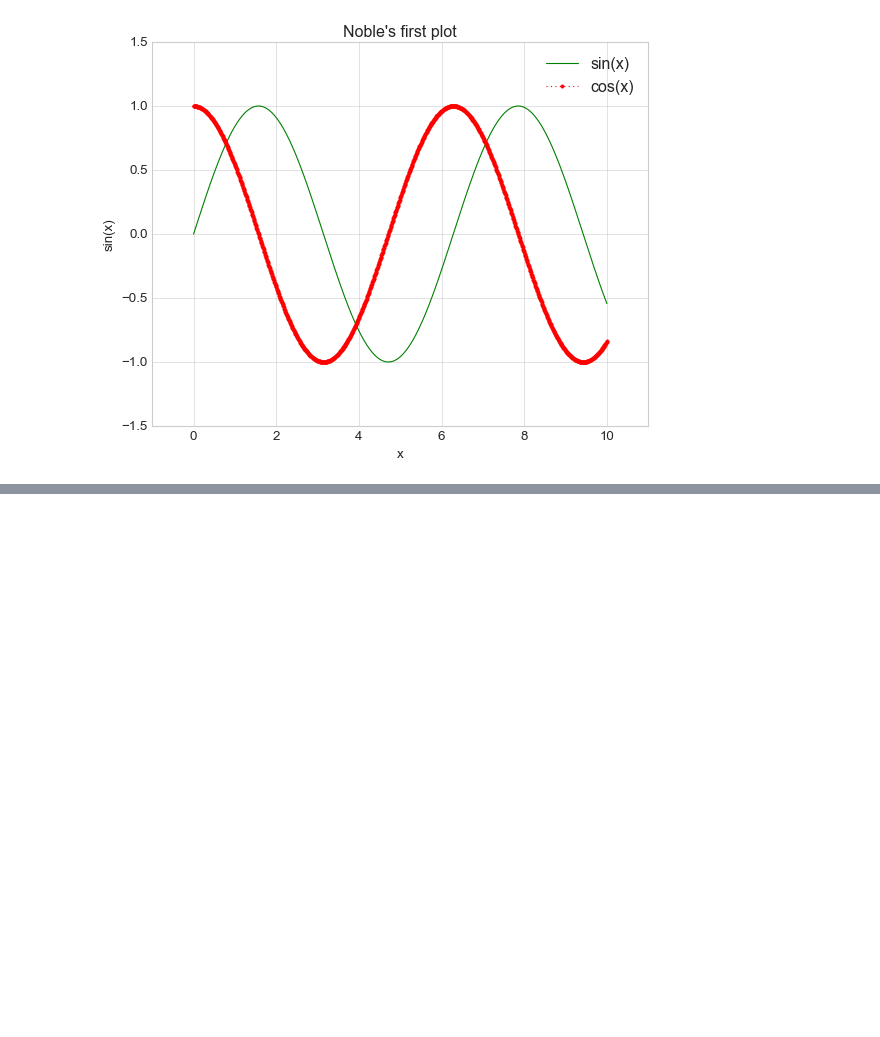
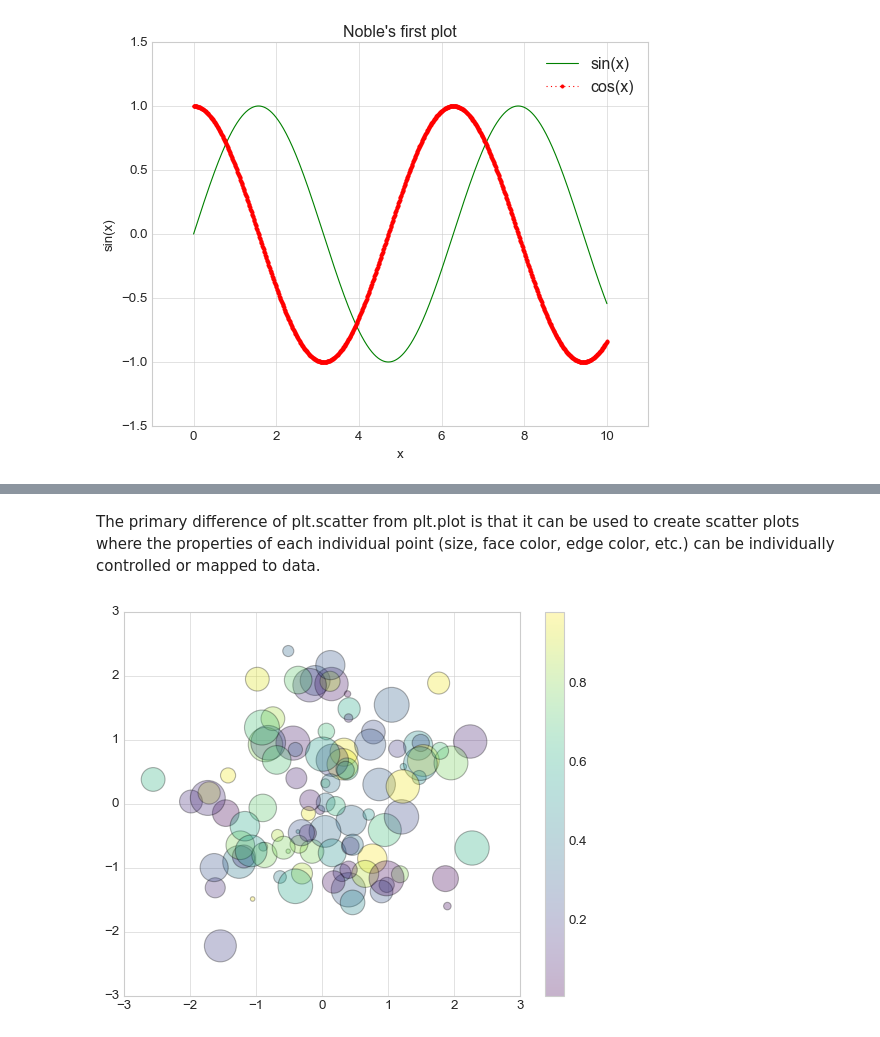
Before and after one commit to Mnoble-19/DataScienceHandBook, a Jupyter notebook: Chapter 4/Visualisations with matplotlib.ipynb, the cells around one changed output, grey strips where cells are left out. Saved outputs shown, nothing was run; the diff lists cells and outputs as text; code cells hidden in the pictures; blank space fills up the shorter version.

```diff
--- a/Chapter 4/Visualisations with matplotlib.ipynb
+++ b/Chapter 4/Visualisations with matplotlib.ipynb
@@ -94,0 +118,13 @@ plt.legend()
+# %% [markdown]
+The primary difference of plt.scatter from plt.plot is that it can be used to create scatter plots where the properties of each individual point (size, face color, edge color, etc.) can be individually controlled or mapped to data.
+# %%
+rng = np.random.RandomState(0)
+x = rng.randn(100)
+y = rng. randn(100)
+colors = rng.rand(100)
+sizes = 1000 * rng.rand(100)
+rng = np.random.RandomState(0)
+plt.scatter(x, y, c=colors, s=sizes, alpha=0.3, cmap='viridis')
+plt.colorbar();
+# %% [output]
+[figure, added]
```
Also changed, not shown: parts of 5 cells of this notebook.
